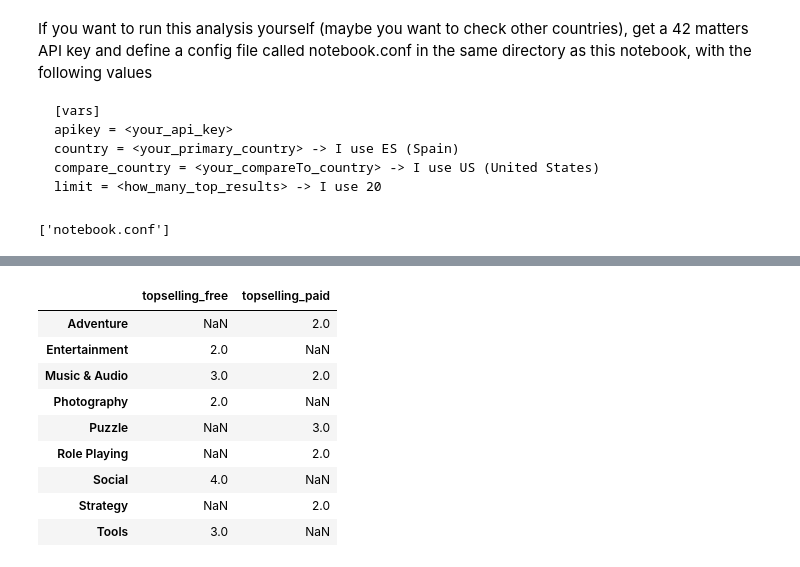
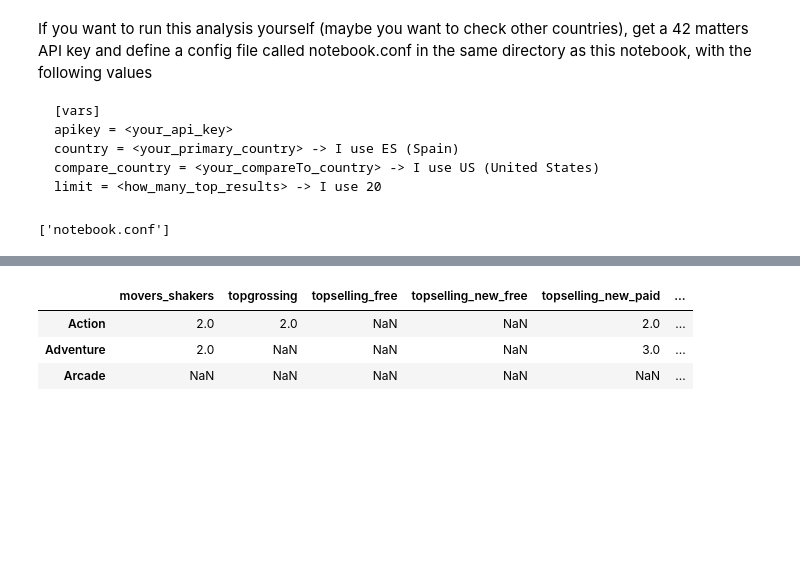
Before and after one commit to bbelderbos/google_play_top_charts, a Jupyter notebook: 42 matters - Google Play Top Charts API.ipynb, the cells around one changed output, grey strips where cells are left out. Cells and saved outputs as stored; diff of their text form; code cells hidden in the pictures; blank space fills up the shorter version.

```diff
--- a/42 matters - Google Play Top Charts API.ipynb
+++ b/42 matters - Google Play Top Charts API.ipynb
@@ -93,13 +109,7 @@ df1 = pd.DataFrame(trends[country]); df1
 # %%
-df2 = pd.DataFrame(trends[compare_country]); df2
+df2 = pd.DataFrame(trends[compare_country]); df2.head(3)
 # %% [output]
-|  | topselling_free | topselling_paid |
-| Adventure | NaN | 2.0 |
-| Entertainment | 2.0 | NaN |
-| Music & Audio | 3.0 | 2.0 |
-| Photography | 2.0 | NaN |
-| Puzzle | NaN | 3.0 |
-| Role Playing | NaN | 2.0 |
-| Social | 4.0 | NaN |
-| Strategy | NaN | 2.0 |
-| Tools | 3.0 | NaN |
+|  | movers_shakers | topgrossing | topselling_free | topselling_new_free | topselling_new_paid | ... |
+| Action | 2.0 | 2.0 | NaN | NaN | 2.0 | ... |
+| Adventure | 2.0 | NaN | NaN | NaN | 3.0 | ... |
+| Arcade | NaN | NaN | NaN | NaN | NaN | ... |
```
Also changed, not shown: parts of 30 cells of this notebook, 1 other file.
